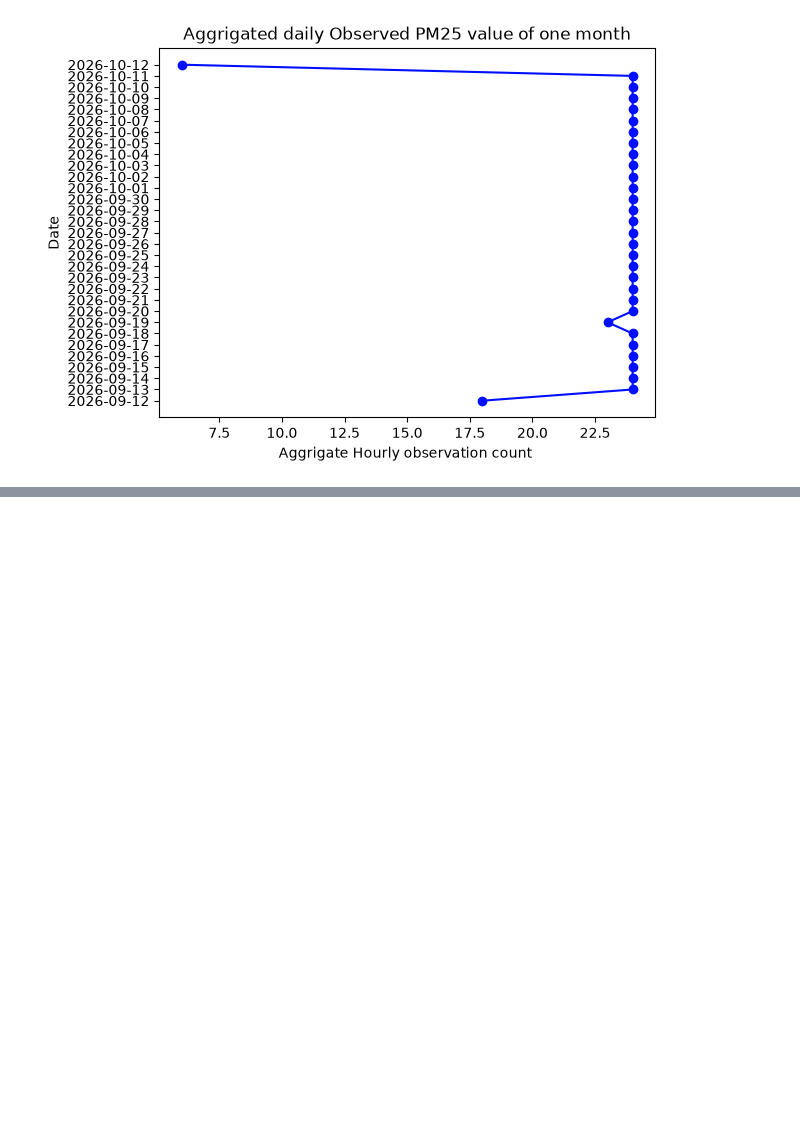
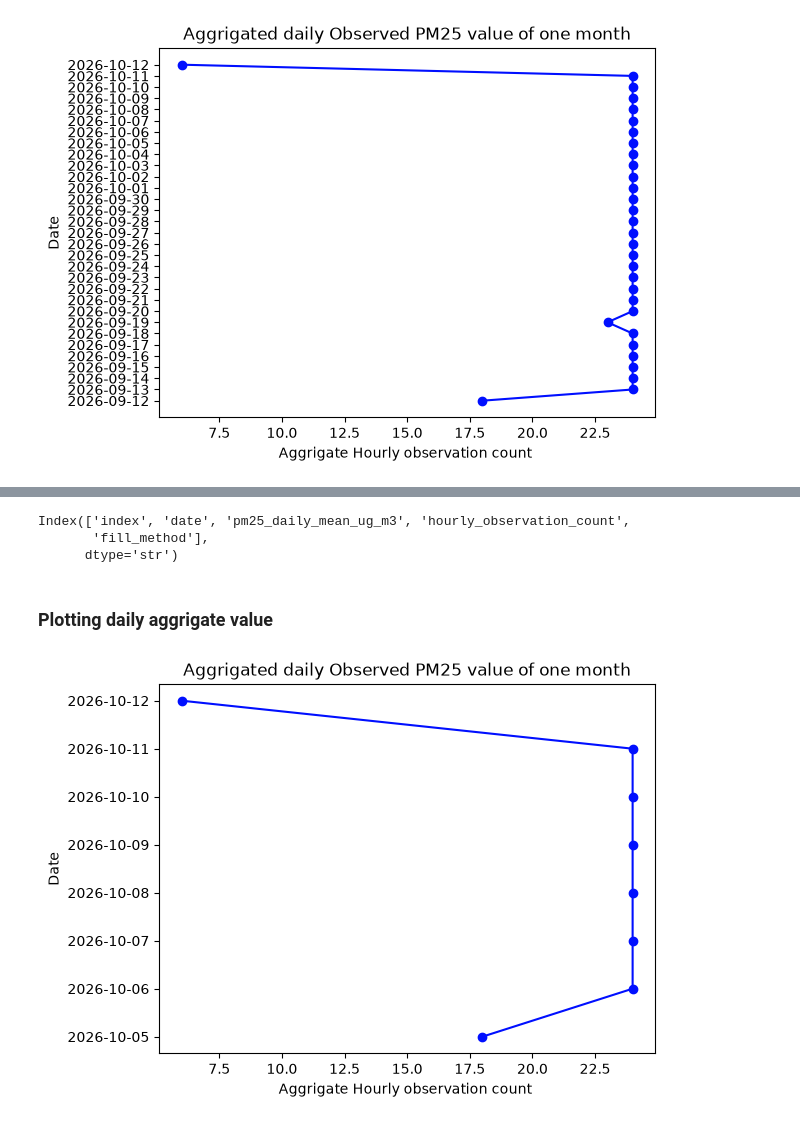
Before and after one commit to Laxmination/Kathmandu-PM2.5-Forecasting, a Jupyter notebook: pm25/Bagdol data analysis.ipynb, the cells around one changed output, grey strips where cells are left out. Saved outputs shown, nothing was run; the diff lists cells and outputs as text; code cells hidden in the pictures; blank space fills up the shorter version.

Commit message:
bagdol last 7 days data plotting

```diff
--- a/pm25/Bagdol data analysis.ipynb
+++ b/pm25/Bagdol data analysis.ipynb
@@ -148,0 +204,38 @@ plt.show()
+# %%
+# 5–6. Identify missing runs and interpolate only 1–2 day gaps
+missing = daily1["pm25_daily_mean_ug_m3"].isna()
+run_id = missing.ne(missing.shift()).cumsum()
+
+for _, run_mask in missing.groupby(run_id):
+    if not run_mask.iloc[0]:
+        continue  # This run contains observed data, not missing data
+
+    gap_dates = run_mask.index[run_mask]
+    gap_length = len(gap_dates)
+
+    # Only fill gaps lasting one or two days and bounded by observed values
+    if gap_length in (1, 2):
+        first_pos = daily1.index.get_loc(gap_dates[0])
+        last_pos = daily1.index.get_loc(gap_dates[-1])
+
+        has_left_neighbor = first_pos > 0
+        has_right_neighbor = last_pos < len(daily1.index) - 1
+
+        if has_left_neighbor and has_right_neighbor:
+            left_value = daily1.iloc[first_pos - 1]["pm25_daily_mean_ug_m3"]
+            right_value = daily1.iloc[last_pos + 1]["pm25_daily_mean_ug_m3"]
+
+            if pd.notna(left_value) and pd.notna(right_value):
+                # Linear interpolation between the two surrounding daily means
+                interpolated = daily1["pm25_daily_mean_ug_m3"].interpolate(
+                    method="linear",
+                    limit=2,
+                    limit_area="inside",
+                )
+                daily1.loc[gap_dates, "pm25_daily_mean_ug_m3"] = interpolated.loc[gap_dates]
+                daily1.loc[gap_dates, "hourly_observation_count"] = 0
+                daily1.loc[gap_dates, "fill_method"] = "linear_interpolation"
+# %%
+# 7. Write a tidy CSV
+daily1 = daily1.reset_index()
+daily1["date"] = daily1["date"].dt.strftime("%Y-%m-%d")
@@ -148,0 +254,17 @@ plt.show()
+# %%
+daily1.columns
+# %% [output]
+Index(['index', 'date', 'pm25_daily_mean_ug_m3', 'hourly_observation_count',
+       'fill_method'],
+      dtype='str')
+# %% [markdown]
+### Plotting daily aggrigate value
+# %%
+# Line plot
+plt.plot(daily1['hourly_observation_count'], daily1['date'], color ='#000fff', marker='o')
+plt.xlabel('Aggrigate Hourly observation count ')
+plt.ylabel('Date')
+plt.title("Aggrigated daily Observed PM25 value of one month")
+plt.show()
+# %% [output]
+[figure, added]
```
Also changed, not shown: parts of 9 cells of this notebook.
